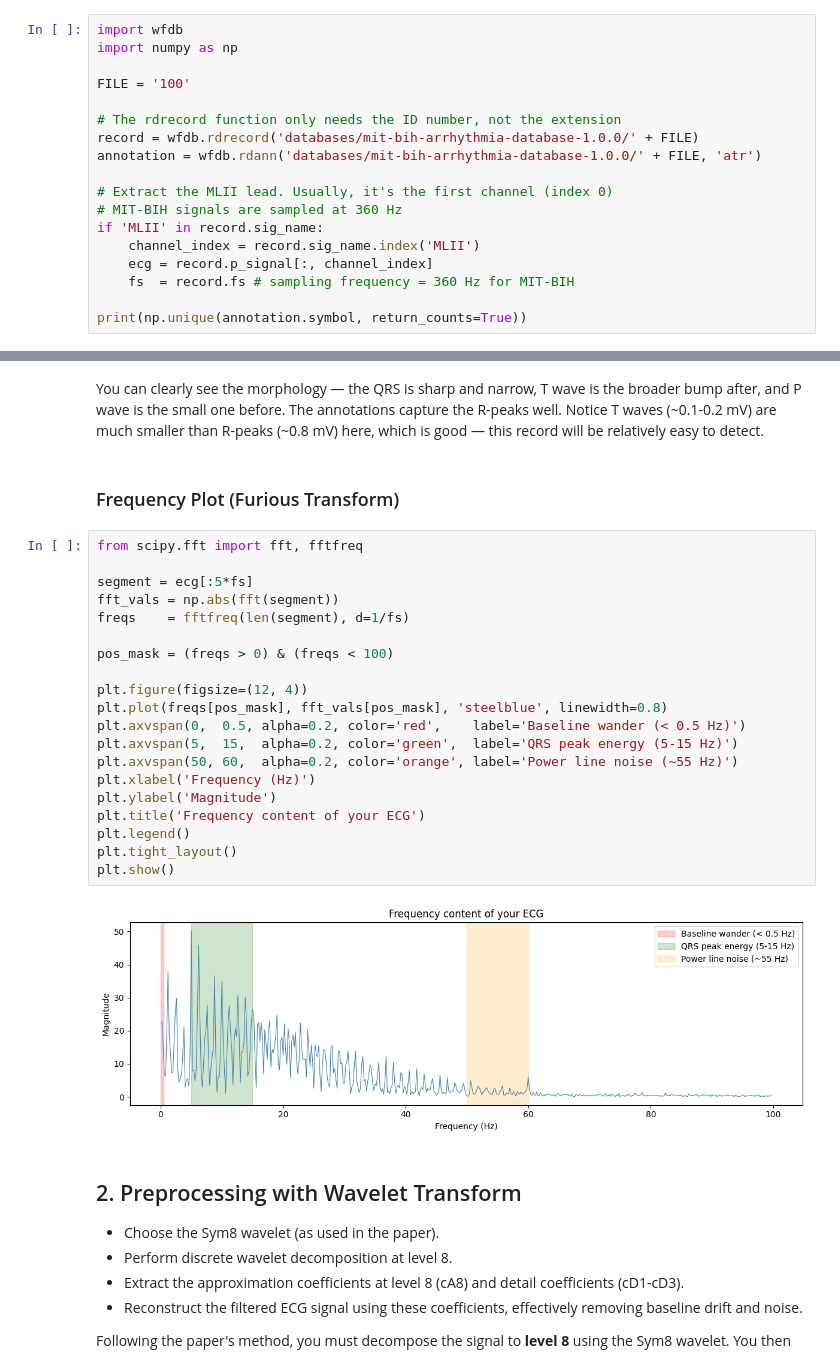
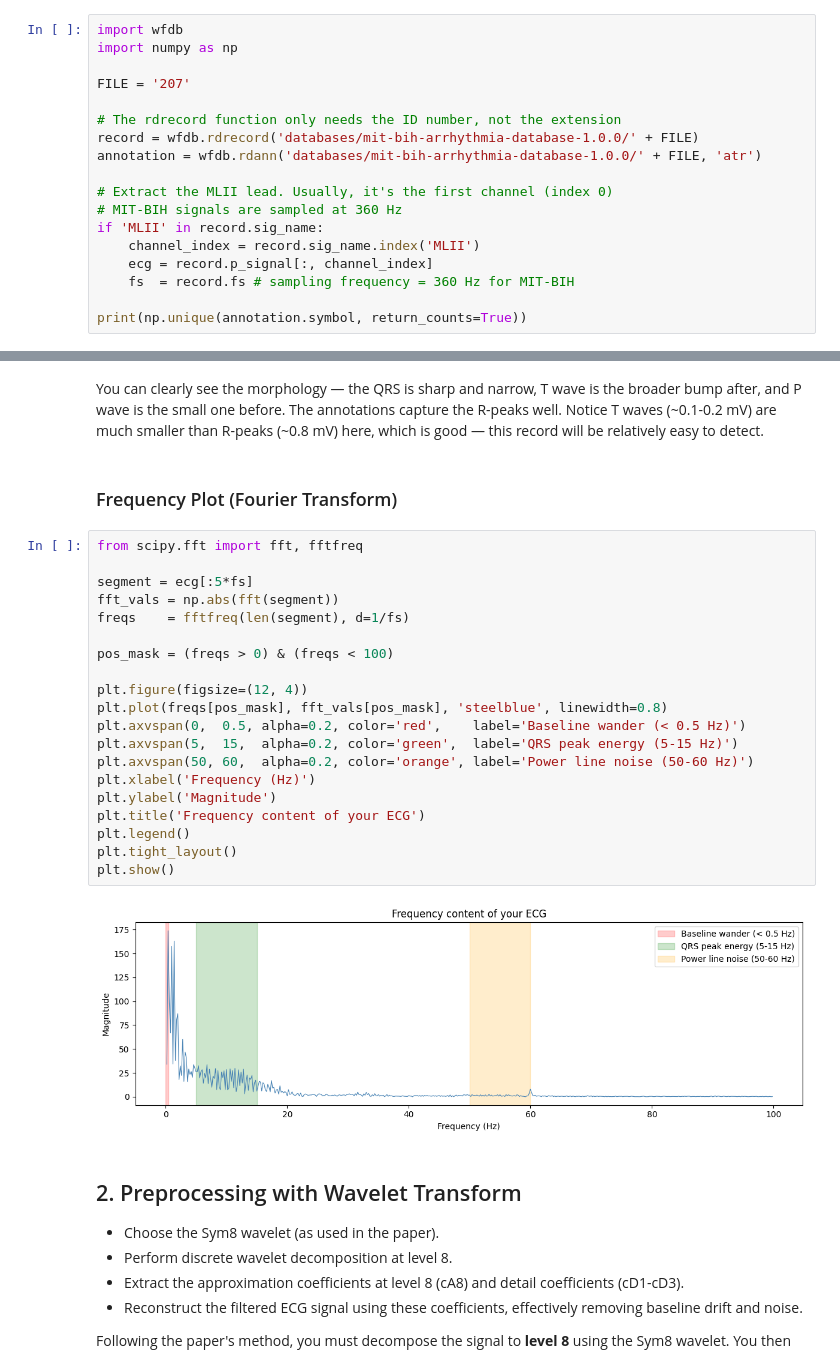
Before and after one commit to iomullony/R-Peaks, a Jupyter notebook: R-peaks.ipynb, the cells around one changed output, grey strips where cells are left out. Drawn from its saved outputs; the diff is of its cells as text.

```diff
--- a/R-peaks.ipynb
+++ b/R-peaks.ipynb
@@ -22,7 +22,7 @@ Xia et al. specifically used the MLII (Lead II) signal for their evaluation.
 import wfdb
 import numpy as np
 
-FILE = '100'
+FILE = '207'
 
 # The rdrecord function only needs the ID number, not the extension
 record = wfdb.rdrecord('databases/mit-bih-arrhythmia-database-1.0.0/' + FILE)
@@ -129,29 +129,29 @@ plt.show()
 # %% [markdown]
 You can clearly see the morphology — the QRS is sharp and narrow, T wave is the broader bump after, and P wave is the small one before. The annotations capture the R-peaks well. Notice T waves (~0.1-0.2 mV) are much smaller than R-peaks (~0.8 mV) here, which is good — this record will be relatively easy to detect.
 # %% [markdown]
-### Frequency Plot (Furious Transform)
+### Frequency Plot (Fourier Transform)
 # %%
 from scipy.fft import fft, fftfreq
 
 segment = ecg[:5*fs]
 fft_vals = np.abs(fft(segment))
 freqs    = fftfreq(len(segment), d=1/fs)
 
 pos_mask = (freqs > 0) & (freqs < 100)
 
 plt.figure(figsize=(12, 4))
 plt.plot(freqs[pos_mask], fft_vals[pos_mask], 'steelblue', linewidth=0.8)
 plt.axvspan(0,  0.5, alpha=0.2, color='red',    label='Baseline wander (< 0.5 Hz)')
 plt.axvspan(5,  15,  alpha=0.2, color='green',  label='QRS peak energy (5-15 Hz)')
-plt.axvspan(50, 60,  alpha=0.2, color='orange', label='Power line noise (~55 Hz)')
+plt.axvspan(50, 60,  alpha=0.2, color='orange', label='Power line noise (50-60 Hz)')
 plt.xlabel('Frequency (Hz)')
 plt.ylabel('Magnitude')
 plt.title('Frequency content of your ECG')
 plt.legend()
 plt.tight_layout()
 plt.show()
 # %% [output]
-[figure, old version]
+[figure, new version]
 # %% [markdown]
 ## 2. Preprocessing with Wavelet Transform
 
```
Also changed, not shown: parts of 13 cells of this notebook, 7 other files.
